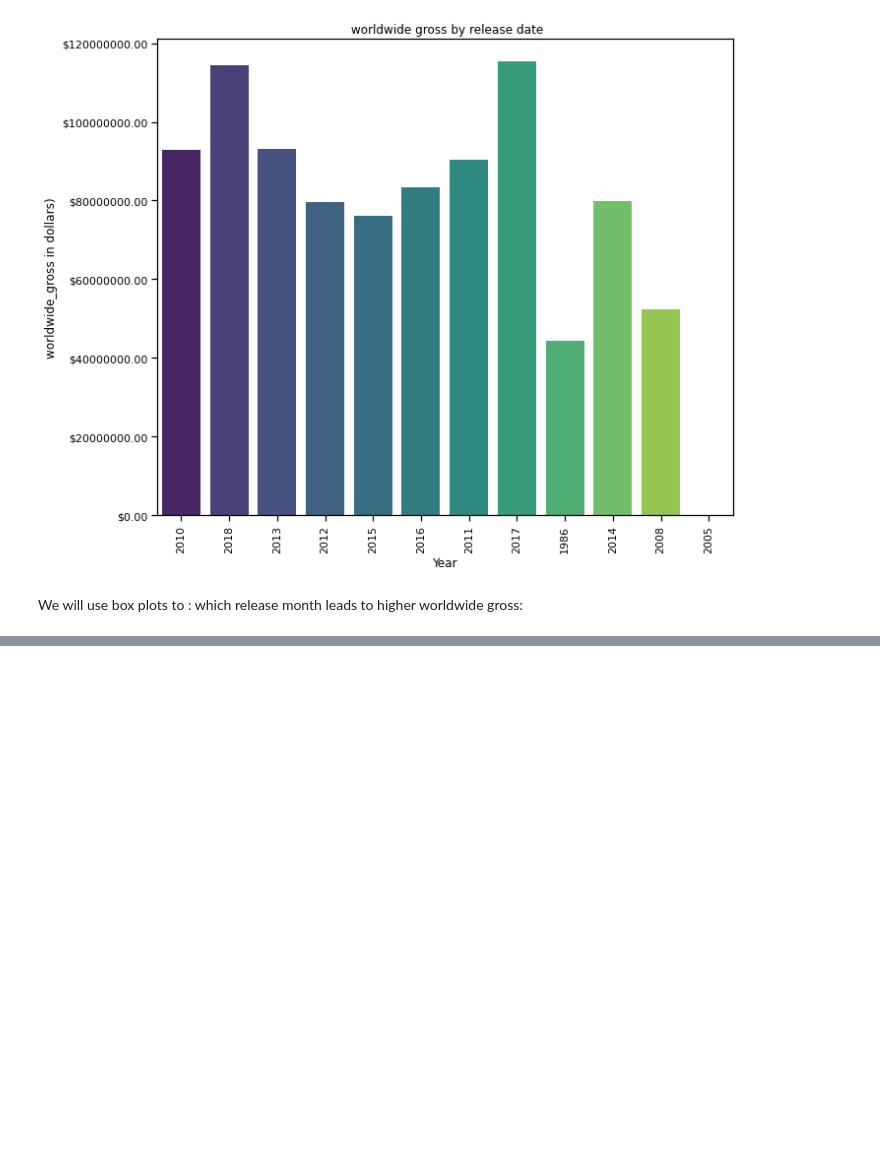
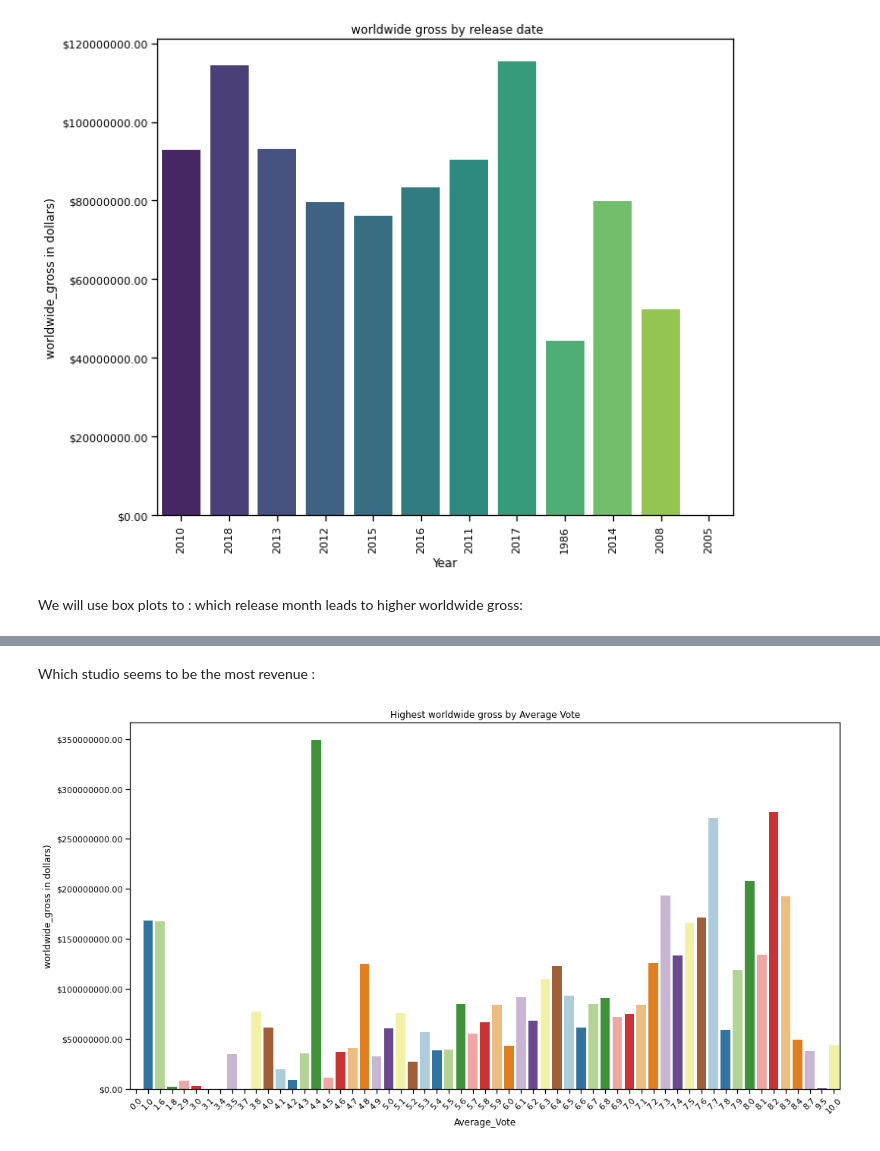
Before and after one commit to namitarana1/dsc-phase-1-project-v2-3, a Jupyter notebook: student.ipynb, the cells around one changed output, grey strips where cells are left out. Drawn from its saved outputs; the diff is of its cells as text; code cells hidden in the pictures; blank space fills up the shorter version.

```diff
--- a/student.ipynb
+++ b/student.ipynb
@@ -558 +615,20 @@ plt.show()
+# %% [markdown]
+Which studio seems to be the most revenue :
+# %%
+Release_month_fig, final_movie_dataset_ax = plt.subplots(nrows=1, ncols=1, figsize=(15,8))
+
+sns.barplot(ax= final_movie_dataset_ax, x='vote_average', y='worldwide_gross', data= final_movie_dataset,ci = None,palette='Paired')
+final_movie_dataset_ax.set_xlabel('Average_Vote')
+final_movie_dataset_ax.set_ylabel('worldwide_gross in dollars)')
+final_movie_dataset_ax.set_title('Highest worldwide gross by Average Vote')
+final_movie_dataset_ax.yaxis.set_major_formatter('${x:1.2f}')
+final_movie_dataset_ax.tick_params(axis='x', rotation=45)
+
+plt.tight_layout()
+
+plt.savefig('Images/Average_vote.png', dpi=200)
+
+plt.show()
+# %% [output]
+[figure, added]
 # %%
```
Also changed, not shown: parts of 14 cells of this notebook, 7 other files.
